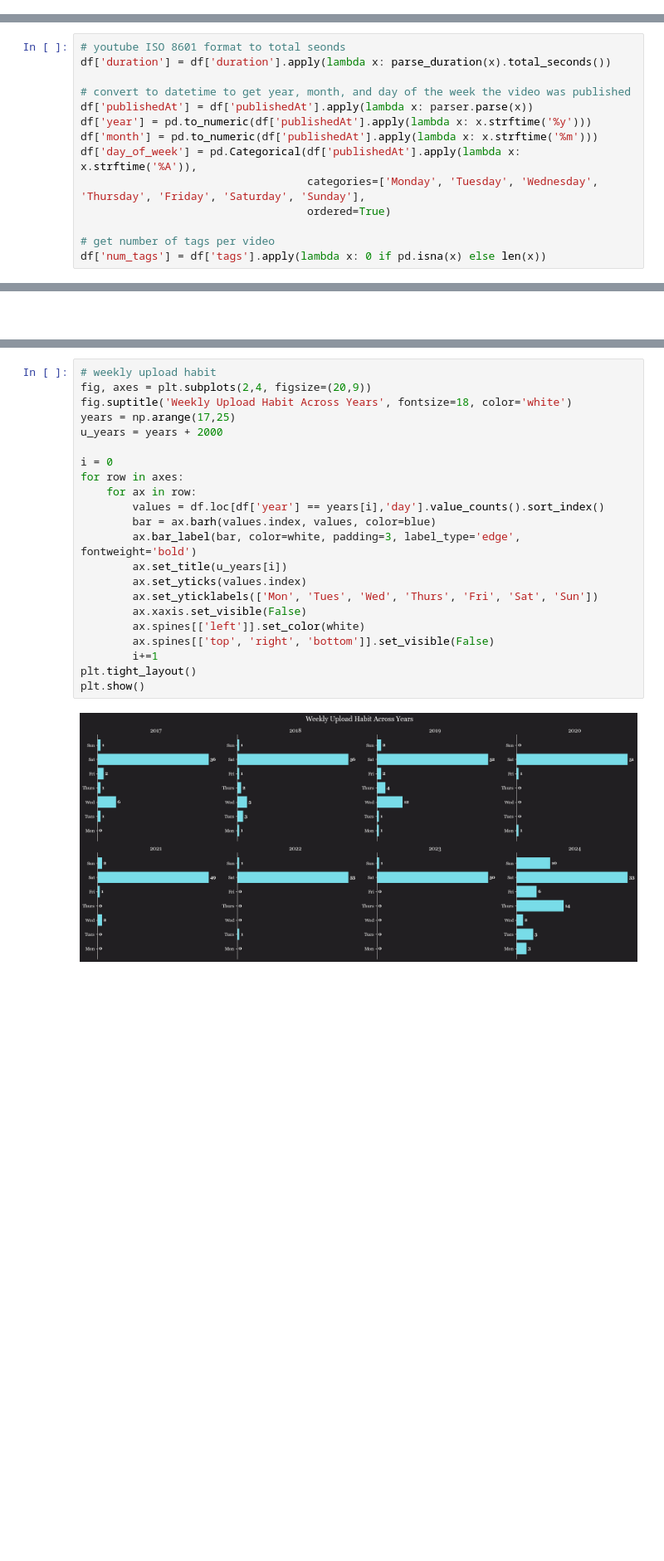
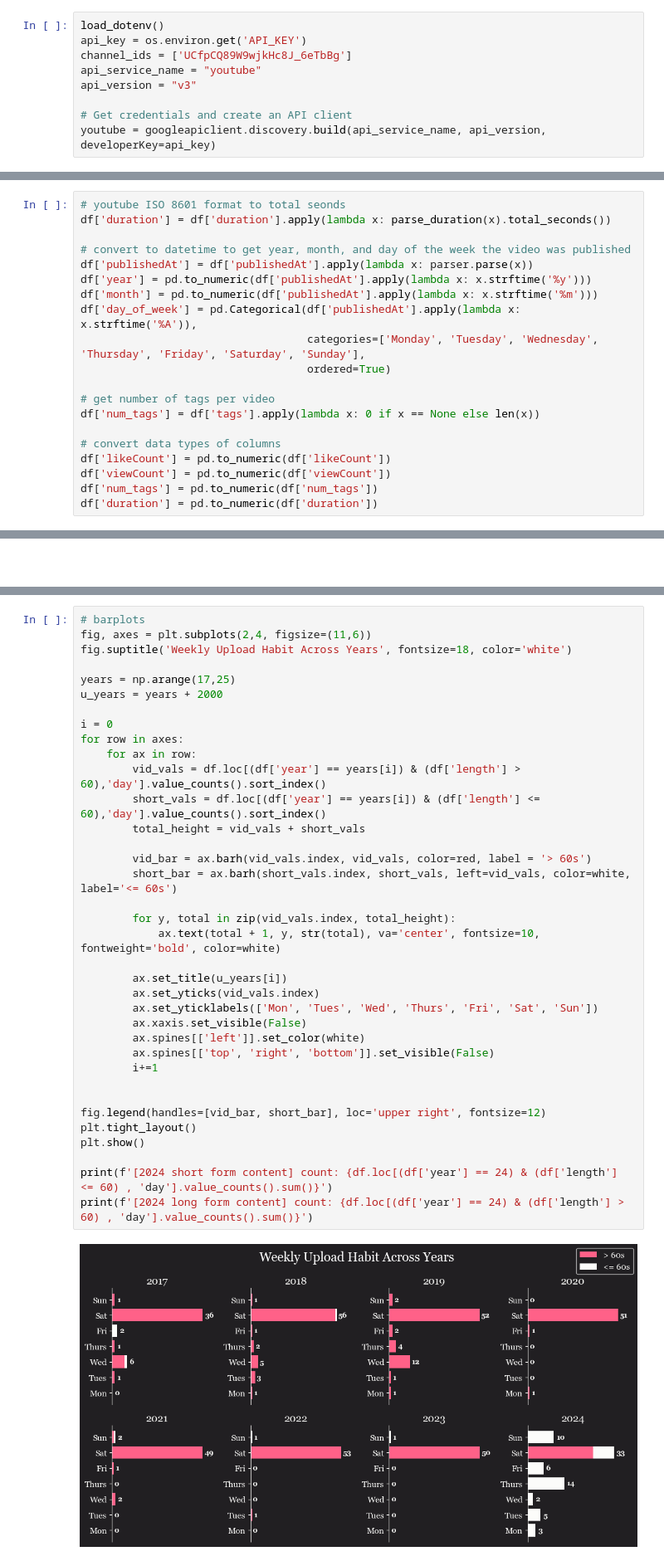
Before and after one commit to jakecreate/youtube_data_analysis, a Jupyter notebook: yt_video_performance.ipynb, the cells around one changed output, grey strips where cells are left out. Shown at 83% size. Drawn from its saved outputs; the diff is of its cells as text; blank space fills up the shorter version.

```diff
--- a/yt_video_performance.ipynb
+++ b/yt_video_performance.ipynb
@@ -37,0 +45,9 @@ from dateutil import parser
+# %%
+load_dotenv()
+api_key = os.environ.get('API_KEY')
+channel_ids = ['UCfpCQ89W9wjkHc8J_6eTbBg']
+api_service_name = "youtube"
+api_version = "v3"
+
+# Get credentials and create an API client
+youtube = googleapiclient.discovery.build(api_service_name, api_version, developerKey=api_key)
@@ -79,7 +175,13 @@ df['day_of_week'] = pd.Categorical(df['publishedAt'].apply(lambda x: x.strftime(
                                    ordered=True)
 
 # get number of tags per video
-df['num_tags'] = df['tags'].apply(lambda x: 0 if pd.isna(x) else len(x))
+df['num_tags'] = df['tags'].apply(lambda x: 0 if x == None else len(x))
+
+# convert data types of columns
+df['likeCount'] = pd.to_numeric(df['likeCount'])
+df['viewCount'] = pd.to_numeric(df['viewCount'])
+df['num_tags'] = pd.to_numeric(df['num_tags'])
+df['duration'] = pd.to_numeric(df['duration'])
 # %%
 # rename & reorder attributes
 df.columns = ['id', 'title', 'tags', 'published_date', 'num_views', 'num_likes', 'length', 'quality', 'year', 'month', 'day', 'num_tags']
@@ -174,24 +319,38 @@ plt.show()
 # %%
-# weekly upload habit
-fig, axes = plt.subplots(2,4, figsize=(20,9))
+# barplots
+fig, axes = plt.subplots(2,4, figsize=(11,6))
 fig.suptitle('Weekly Upload Habit Across Years', fontsize=18, color='white')
+
 years = np.arange(17,25)
 u_years = years + 2000
 
 i = 0
 for row in axes:
     for ax in row:
-        values = df.loc[df['year'] == years[i],'day'].value_counts().sort_index()
-        bar = ax.barh(values.index, values, color=blue)
-        ax.bar_label(bar, color=white, padding=3, label_type='edge', fontweight='bold')
+        vid_vals = df.loc[(df['year'] == years[i]) & (df['length'] > 60),'day'].value_counts().sort_index()
+        short_vals = df.loc[(df['year'] == years[i]) & (df['length'] <= 60),'day'].value_counts().sort_index()
+        total_height = vid_vals + short_vals
+
+        vid_bar = ax.barh(vid_vals.index, vid_vals, color=red, label = '> 60s')
+        short_bar = ax.barh(short_vals.index, short_vals, left=vid_vals, color=white, label='<= 60s')
+
+        for y, total in zip(vid_vals.index, total_height):
+            ax.text(total + 1, y, str(total), va='center', fontsize=10, fontweight='bold', color=white)
+
         ax.set_title(u_years[i])
-        ax.set_yticks(values.index)
+        ax.set_yticks(vid_vals.index)
         ax.set_yticklabels(['Mon', 'Tues', 'Wed', 'Thurs', 'Fri', 'Sat', 'Sun'])
         ax.xaxis.set_visible(False)
         ax.spines[['left']].set_color(white)
         ax.spines[['top', 'right', 'bottom']].set_visible(False)
         i+=1
+
+
+fig.legend(handles=[vid_bar, short_bar], loc='upper right', fontsize=12)
 plt.tight_layout()
 plt.show()
+
+print(f'[2024 short form content] count: {df.loc[(df['year'] == 24) & (df['length'] <= 60) , 'day'].value_counts().sum()}')
+print(f'[2024 long form content] count: {df.loc[(df['year'] == 24) & (df['length'] > 60) , 'day'].value_counts().sum()}')
 # %% [output]
-[figure, old version]
+[figure, new version]
```
Also changed, not shown: parts of 42 cells of this notebook, 2 other files.
